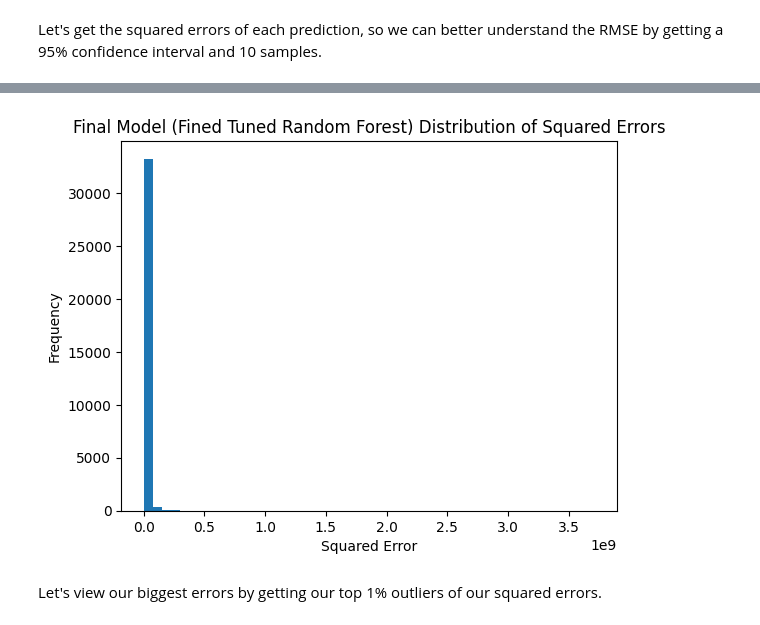
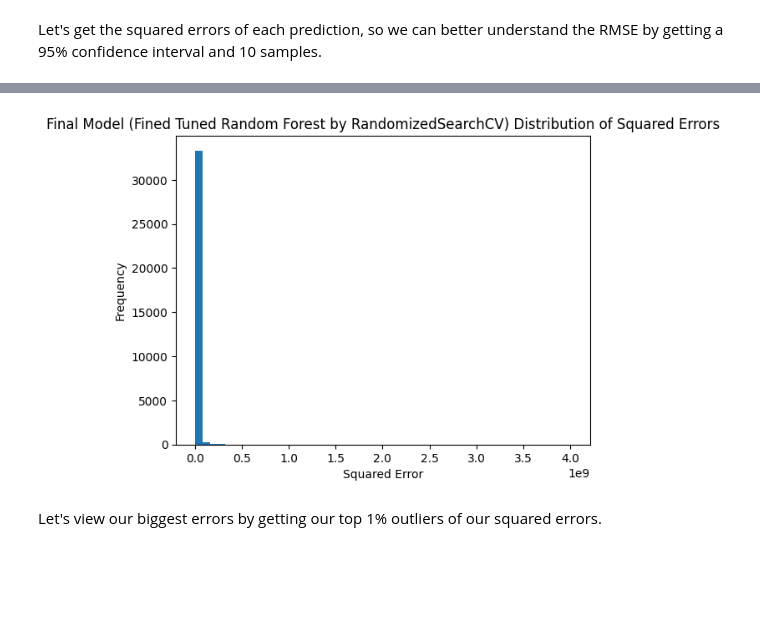
Before and after one commit to MaxAlvarado1/UsedCarsPricePredictor, a Jupyter notebook: Used_Cars_Price_Predictor.ipynb, the cells around one changed output, grey strips where cells are left out. Saved outputs shown, nothing was run; the diff lists cells and outputs as text; code cells hidden in the pictures; blank space fills up the shorter version.

```diff
--- a/Used_Cars_Price_Predictor.ipynb
+++ b/Used_Cars_Price_Predictor.ipynb
@@ -834,11 +849,11 @@ print(df_final_model_squared_errors.head(10))
 # %%
 plt.hist(final_model_squared_errors, bins=50)
-plt.title('Final Model (Fined Tuned Random Forest) Distribution of Squared Errors')
+plt.title('Final Model (Fined Tuned Random Forest by RandomizedSearchCV) Distribution of Squared Errors')
 plt.xlabel('Squared Error')
 plt.ylabel('Frequency')
 plt.show()
 # %% [output]
-[figure, old version]
+[figure, new version]
 # %% [markdown]
 Let's view our biggest errors by getting our top 1% outliers of our squared errors.
 # %%
```
Also changed, not shown: parts of 42 cells of this notebook, 2 other files.
